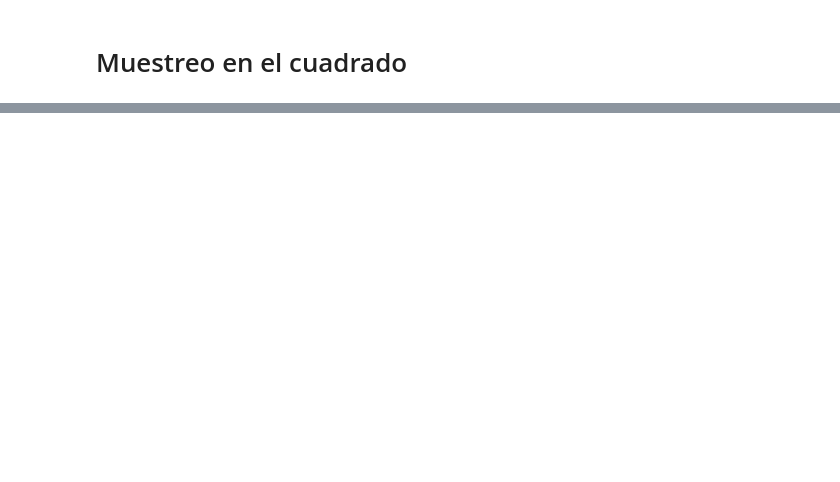
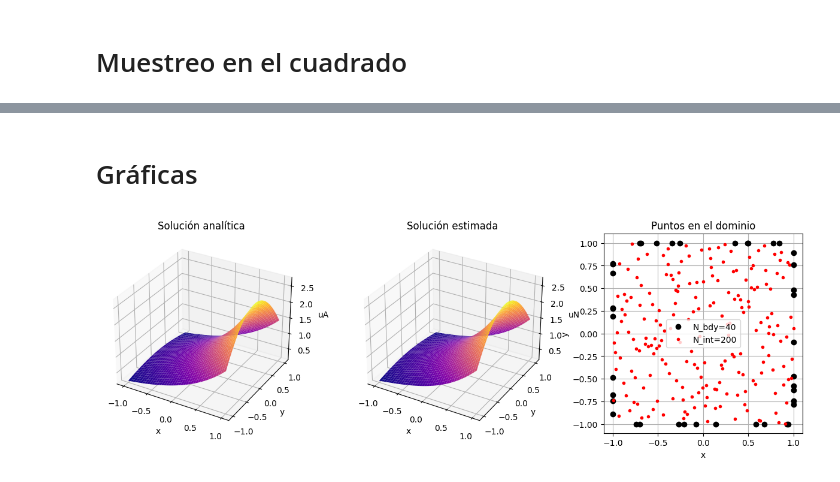
Before and after one commit to EduardoPatron/NN_solvers, a Jupyter notebook: MuestreoCuadrado.ipynb, the cells around one changed output, grey strips where cells are left out. Drawn from its saved outputs; the diff is of its cells as text; code cells hidden in the pictures; blank space fills up the shorter version.

```diff
--- a/MuestreoCuadrado.ipynb
+++ b/MuestreoCuadrado.ipynb
@@ -77,0 +262,60 @@ plt.show()
+# %% [markdown]
+# Gráficas
+# %%
+from mpl_toolkits.mplot3d import Axes3D          # Gráficos 3D con matplotlib
+
+# .----------------------------------------------.
+#  Graficar resultados
+# .----------------------------------------------.
+#  - Subplot 1: Solución analítica
+#  - Subplot 2: Solución predicha
+#  - Subplot 3: Distribución de puntos
+fig = plt.figure(figsize=(12, 4))
+
+# Subplot 1: Solución analítica
+ax1 = fig.add_subplot(131, projection='3d')
+Xp, Yp = np.meshgrid(xp, yp)
+
+uA = up_pred.reshape(XP.shape)
+ax1.plot_surface(Xp, Yp, UP_Exact, cmap='plasma')
+# ax1.scatter(X_u_train[:,0], X_u_train[:,1] , u_train[:,0], color = 'red')
+ax1.set_xlabel('x')
+ax1.set_ylabel('y')
+ax1.set_zlabel('uA')
+ax1.set_title('Solución analítica')
+
+# Subplot 2: Solución estimada por la red
+ax2 = fig.add_subplot(132, projection='3d')
+
+Z_pred = model.predict(Xp_star)
+ZP = Z_pred.reshape(XP.shape)
+
+ax2.plot_surface(Xp, Yp, ZP, cmap='plasma')
+ax2.set_xlabel('x')
+ax2.set_ylabel('y')
+ax2.set_zlabel('uN')
+ax2.set_title('Solución estimada')
+
+# Subplot 3: Distribución de puntos de entrenamiento
+
+ax3 = fig.add_subplot(133)
+str1 = f'N_bdy={N_bdy}'
+str2 = f'N_int={N_int}'
+
+ax3.plot(X_u_train[:,0], X_u_train[:,1], 'ok', label=str1) # Boundry
+ax3.plot(X_f_train[:,0], X_f_train[:,1], '.r', label=str2) # Latin HyperCube
+
+ax3.set_xlabel('x')
+ax3.set_ylabel('y')
+ax3.set_title('Puntos en el dominio')
+ax3.set_aspect('equal')
+ax3.legend()
+ax3.grid(True)
+
+
+plt.tight_layout()
+
+plt.savefig('Sol_Cuadrado.png')
+plt.show()
+# %% [output]
+[figure, added]
```
Also changed, not shown: parts of 11 cells of this notebook, 2 other files.
